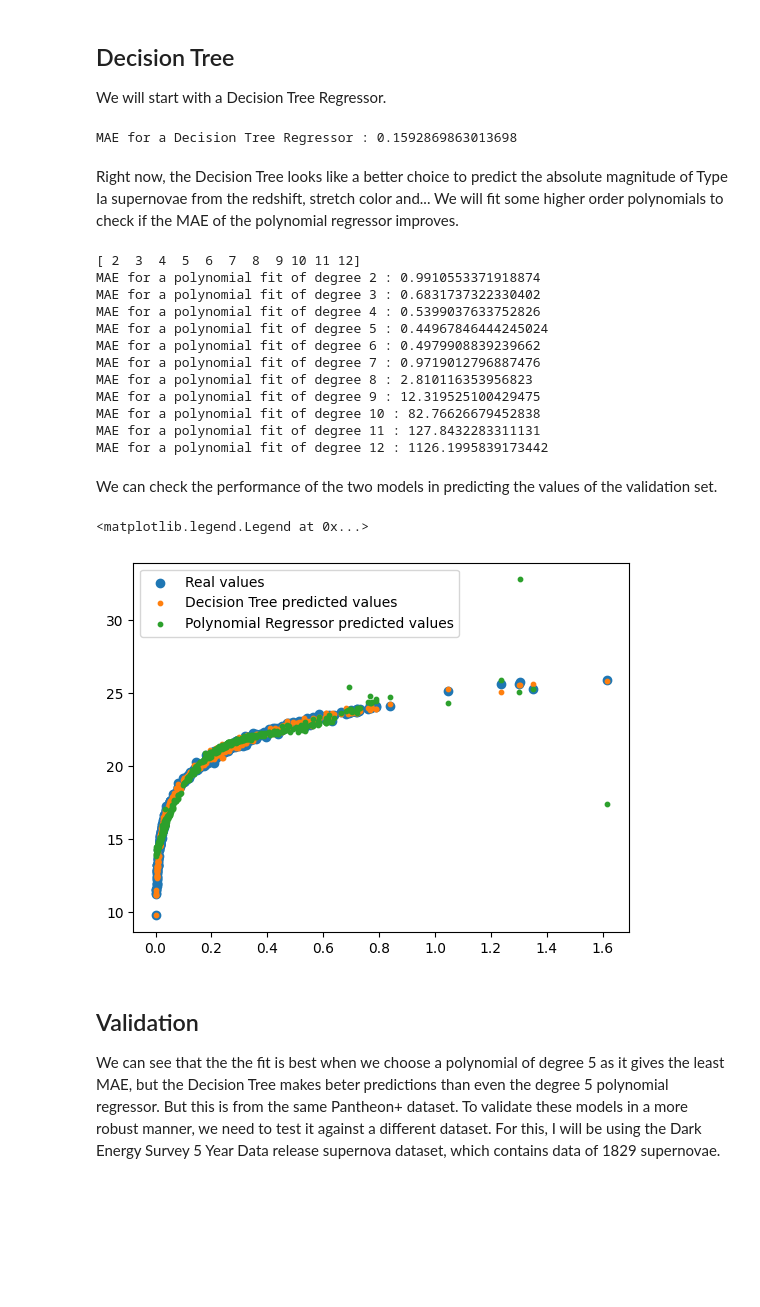
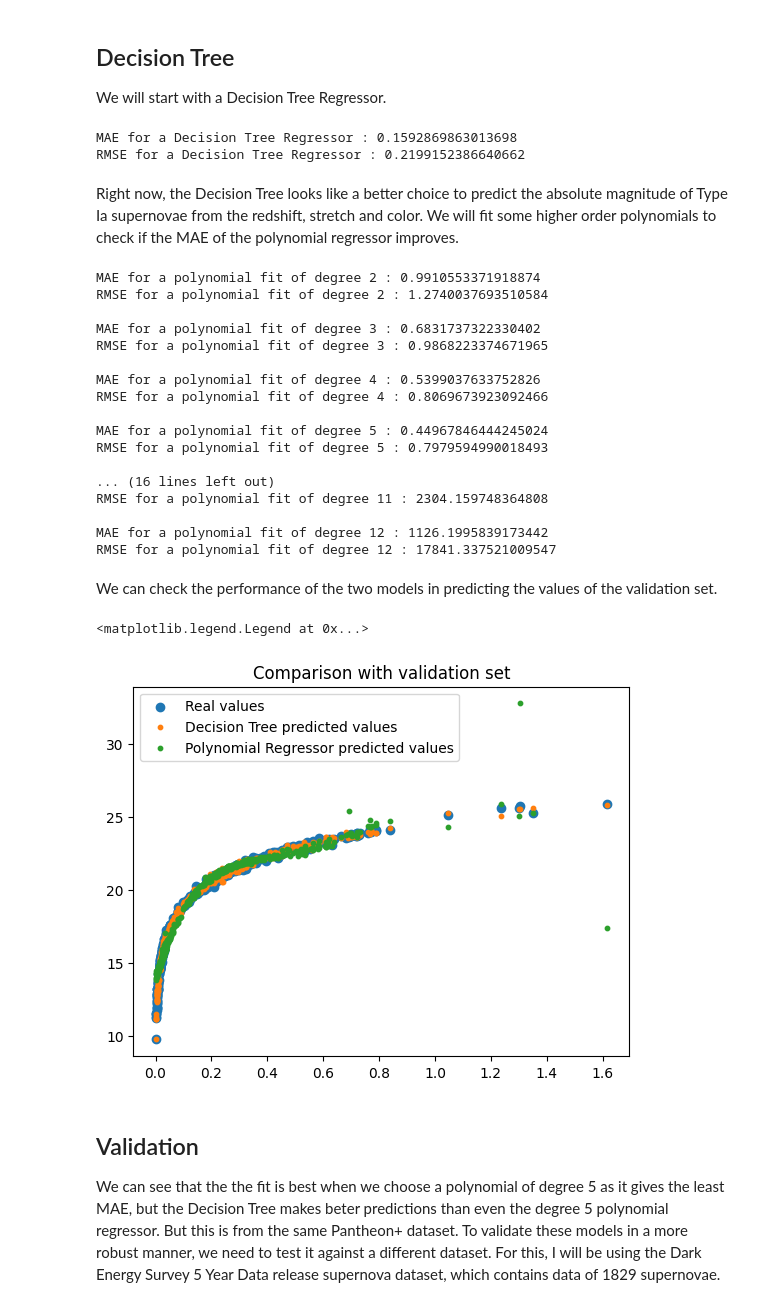
Before and after one commit to sreerag03a/pantheonplus-regression, a Jupyter notebook: notebooks/1_model_baseline.ipynb, the cells around one changed output. Saved outputs shown, nothing was run; the diff lists cells and outputs as text; code cells hidden in the pictures; blank space fills up the shorter version.

```diff
--- a/notebooks/1_model_baseline.ipynb
+++ b/notebooks/1_model_baseline.ipynb
@@ -7,18 +7,19 @@ import pandas as pd
 import matplotlib.pyplot as plt
 import numpy as np
 from sklearn.model_selection import train_test_split
-from sklearn.metrics import mean_absolute_error
+from sklearn.metrics import mean_absolute_error as mae
+from sklearn.metrics import root_mean_squared_error as rmse
 from sklearn.tree import DecisionTreeRegressor
 from sklearn.linear_model import LinearRegression
 from sklearn.preprocessing import PolynomialFeatures
 import os
 import sys
 sys.path.append('../src')
-from preprocessing import preprocessor_simple, preprocess_des_data
+from preprocessing import preprocess_pantheonp, preprocess_des_data
 
 pantheonpluspath = '../data/Pantheon+SH0ES.dat'
 
-X1,y1 = preprocessor_simple(pantheonpluspath)
+X1,y1 = preprocess_pantheonp(pantheonpluspath)
 X_train, X_valid, y_train, y_valid = train_test_split(X1,y1,test_size = 0.3,random_state = 0)
 # %% [markdown]
 ## Polynomial Regression
@@ -57,12 +55,15 @@ decTree.fit(X_train,y_train)
 
 y_pred_decTree = decTree.predict(X_valid)
 
-mae_decTree = mean_absolute_error(y_valid,y_pred_decTree)
+mae_decTree = mae(y_valid,y_pred_decTree)
+rmse_decTree = rmse(y_valid,y_pred_decTree)
 print(f'MAE for a Decision Tree Regressor : {mae_decTree}')
+print(f'RMSE for a Decision Tree Regressor : {rmse_decTree}')
 # %% [output]
 MAE for a Decision Tree Regressor : 0.1592869863013698
+RMSE for a Decision Tree Regressor : 0.2199152386640662
 # %% [markdown]
-Right now, the Decision Tree looks like a better choice to predict the absolute magnitude of Type Ia supernovae from the redshift, stretch color and... We will fit some higher order polynomials to check if the MAE of the polynomial regressor improves.
+Right now, the Decision Tree looks like a better choice to predict the absolute magnitude of Type Ia supernovae from the redshift, stretch and color. We will fit some higher order polynomials to check if the MAE of the polynomial regressor improves.
 # %%
 def polynomial_fitter(X,y,degree):
     poly1 = PolynomialFeatures(degree = degree,include_bias = False)
@@ -75,38 +76,51 @@ def maeforpoly(X_train,y_train,X_valid,y_valid,degree):
     # poly1 = PolynomialFeatures(degree = degree,include_bias = False)
     poly_model,poly1 = polynomial_fitter(X_train,y_train,degree)
     ypreds = poly_model.predict(poly1.transform(X_valid))
-    return mean_absolute_error(y_valid,ypreds)
+    return mae(y_valid,ypreds)
+
+def rmseforpoly(X_train,y_train,X_valid,y_valid,degree):
+    # poly1 = PolynomialFeatures(degree = degree,include_bias = False)
+    poly_model,poly1 = polynomial_fitter(X_train,y_train,degree)
+    ypreds = poly_model.predict(poly1.transform(X_valid))
+    return rmse(y_valid,ypreds)
+
 degreevals = np.linspace(2,12,11, dtype = 'int64')
-print(degreevals)
 for i in degreevals:
     print(f'MAE for a polynomial fit of degree {i} : {maeforpoly(X_train,y_train,X_valid,y_valid,i)}')
+    print(f'RMSE for a polynomial fit of degree {i} : {rmseforpoly(X_train,y_train,X_valid,y_valid,i)}\n')
 # %% [output]
-[ 2  3  4  5  6  7  8  9 10 11 12]
 MAE for a polynomial fit of degree 2 : 0.9910553371918874
+RMSE for a polynomial fit of degree 2 : 1.2740037693510584
+
 MAE for a polynomial fit of degree 3 : 0.6831737322330402
+RMSE for a polynomial fit of degree 3 : 0.9868223374671965
+
 MAE for a polynomial fit of degree 4 : 0.5399037633752826
+RMSE for a polynomial fit of degree 4 : 0.8069673923092466
+
 MAE for a polynomial fit of degree 5 : 0.44967846444245024
-MAE for a polynomial fit of degree 6 : 0.4979908839239662
-MAE for a polynomial fit of degree 7 : 0.9719012796887476
-MAE for a polynomial fit of degree 8 : 2.810116353956823
-MAE for a polynomial fit of degree 9 : 12.319525100429475
-MAE for a polynomial fit of degree 10 : 82.76626679452838
-MAE for a polynomial fit of degree 11 : 127.8432283311131
+RMSE for a polynomial fit of degree 5 : 0.7979594990018493
+
+... (16 lines left out)
+RMSE for a polynomial fit of degree 11 : 2304.159748364808
+
 MAE for a polynomial fit of degree 12 : 1126.1995839173442
+RMSE for a polynomial fit of degree 12 : 17841.337521009547
 # %% [markdown]
 We can check the performance of the two models in predicting the values of the validation set.
 # %%
 d5fitter,d5transform = polynomial_fitter(X_train,y_train,5)
 
 ypred_d5 = d5fitter.predict(d5transform.transform(X_valid))
 
 plt.scatter(X_valid['zHD'],y_valid, label = 'Real values')
 plt.scatter(X_valid['zHD'],y_pred_decTree, label = 'Decision Tree predicted values', s = 10)
 plt.scatter(X_valid['zHD'],ypred_d5, label = 'Polynomial Regressor predicted values', s = 10)
+plt.title('Comparison with validation set')
 plt.legend()
 # %% [output]
 <matplotlib.legend.Legend at 0x...>
-[figure, old version]
+[figure, new version]
 # %% [markdown]
 ## Validation
 
```
Also changed, not shown: parts of 4 cells of this notebook, 6 other files.
